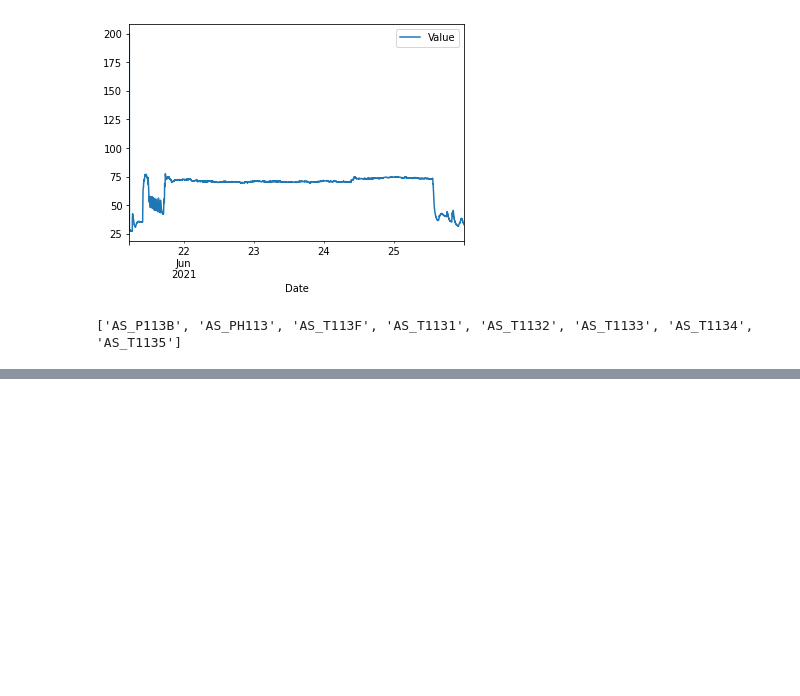
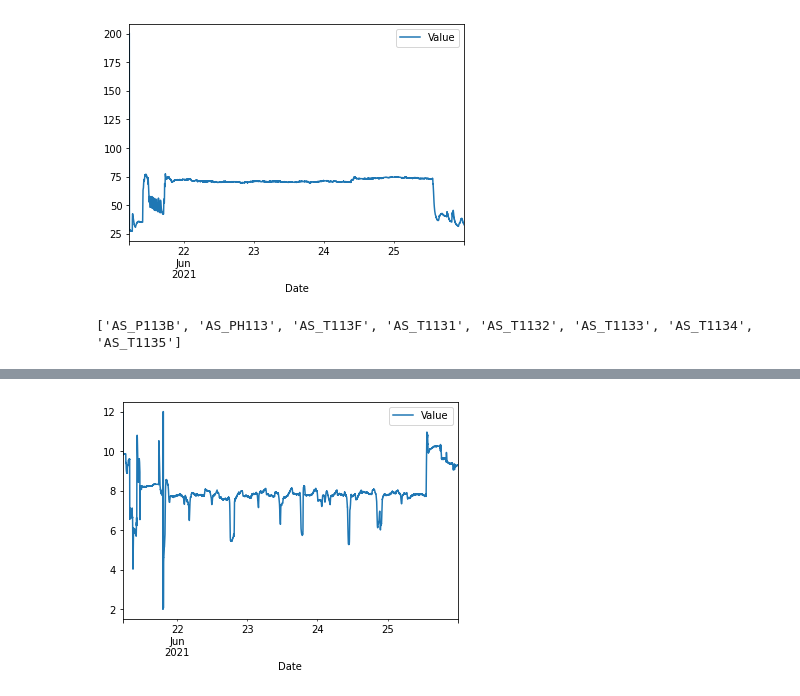
Before and after one commit to sipocz/XLS_Conv, a Jupyter notebook: XLS_converter.ipynb, the cells around one changed output, grey strips where cells are left out. Drawn from its saved outputs; the diff is of its cells as text; code cells hidden in the pictures; blank space fills up the shorter version.

```diff
--- a/XLS_converter.ipynb
+++ b/XLS_converter.ipynb
@@ -299,0 +320,6 @@ print(tabs)
+# %%
+df1=get_data1s(fname,"AS_PH113")
+# %%
+df1.plot();
+# %% [output]
+[figure, added]
```
Also changed, not shown: parts of 8 cells of this notebook.
